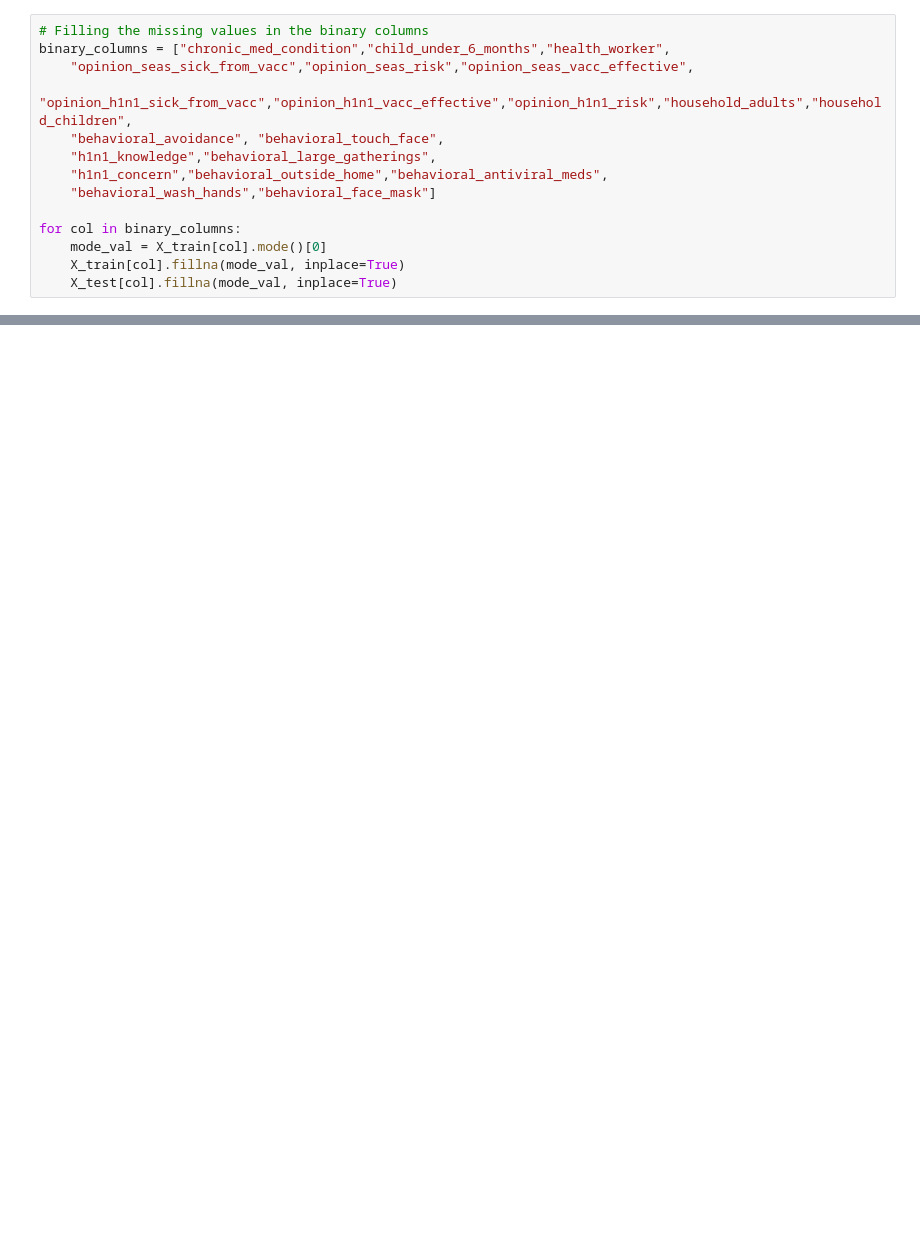
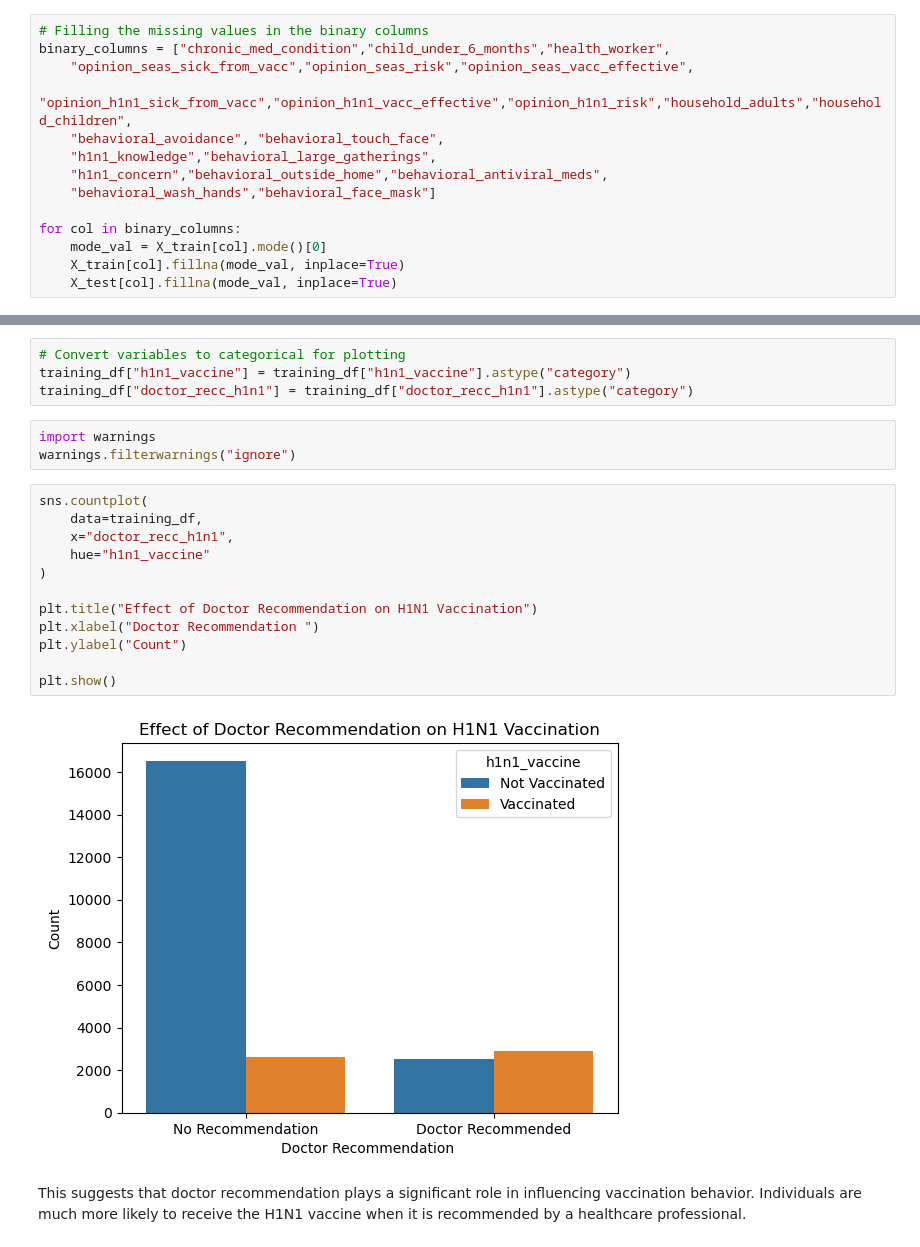
Before and after one commit to Abbystacy/HIN1-Vaccines-project, a Jupyter notebook: index.ipynb, the cells around one changed output, grey strips where cells are left out. Drawn from its saved outputs; the diff is of its cells as text; blank space fills up the shorter version.

```diff
--- a/index.ipynb
+++ b/index.ipynb
@@ -307,0 +322,23 @@ X_train.head()
+# %%
+# Convert variables to categorical for plotting
+training_df["h1n1_vaccine"] = training_df["h1n1_vaccine"].astype("category")
+training_df["doctor_recc_h1n1"] = training_df["doctor_recc_h1n1"].astype("category")
+# %%
+import warnings
+warnings.filterwarnings("ignore")
+# %%
+sns.countplot(
+    data=training_df,
+    x="doctor_recc_h1n1",
+    hue="h1n1_vaccine"
+)
+
+plt.title("Effect of Doctor Recommendation on H1N1 Vaccination")
+plt.xlabel("Doctor Recommendation ")
+plt.ylabel("Count")
+
+plt.show()
+# %% [output]
+[figure, added]
+# %% [markdown]
+This suggests that doctor recommendation plays a significant role in influencing vaccination behavior. Individuals are much more likely to receive the H1N1 vaccine when it is recommended by a healthcare professional.
```
Also changed, not shown: parts of 13 cells of this notebook.
